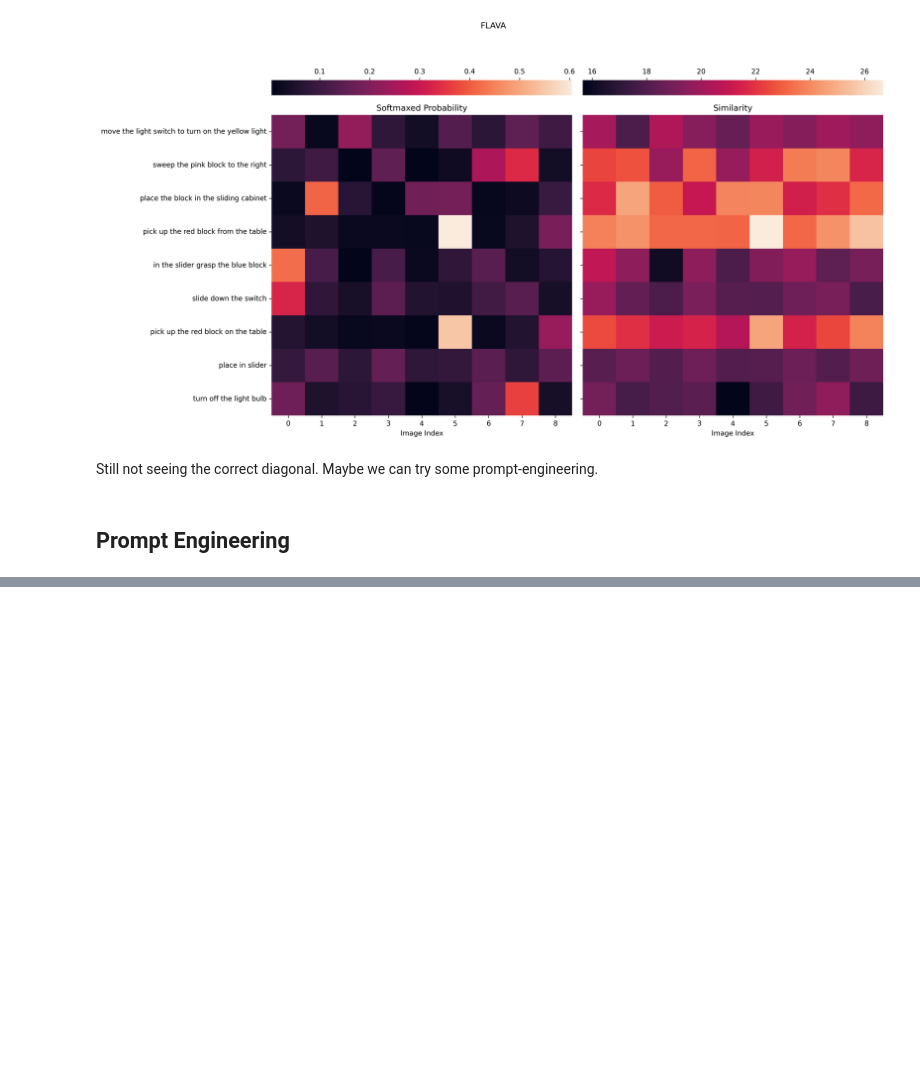
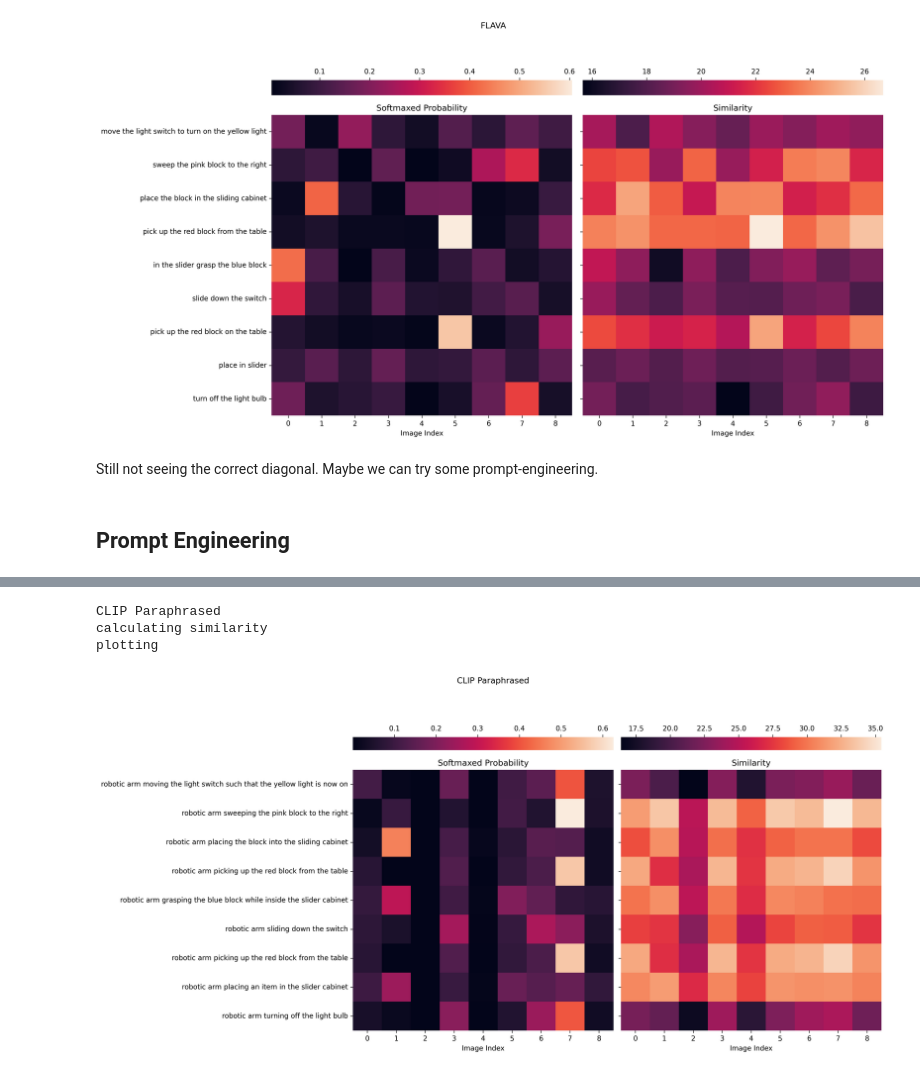
Before and after one commit to thesofakillers/nlgoals, a Jupyter notebook: notebooks/clip-sanity-check.ipynb, the cells around one changed output, grey strips where cells are left out. Saved outputs shown, nothing was run; the diff lists cells and outputs as text; code cells hidden in the pictures; blank space fills up the shorter version.

```diff
--- a/notebooks/clip-sanity-check.ipynb
+++ b/notebooks/clip-sanity-check.ipynb
@@ -224,0 +303,22 @@ Still not seeing the correct diagonal. Maybe we can try some prompt-engineering.
+# %%
+# manually paraphrasing
+paraphrased_lang_anns = [
+    "robotic arm moving the light switch such that the yellow light is now on",
+    "robotic arm sweeping the pink block to the right",
+    "robotic arm placing the block into the sliding cabinet",
+    "robotic arm picking up the red block from the table",
+    "robotic arm grasping the blue block while inside the slider cabinet",
+    "robotic arm sliding down the switch",
+    "robotic arm picking up the red block from the table",
+    "robotic arm placing an item in the slider cabinet",
+    "robotic arm turning off the light bulb",
+]
+# %%
+run_my_pipeline(
+    paraphrased_lang_anns, images, clip_processor, clip_model, "CLIP Paraphrased"
+)
+# %% [output]
+CLIP Paraphrased
+calculating similarity
+plotting
+[figure, added]
```
Also changed, not shown: parts of 18 cells of this notebook.
